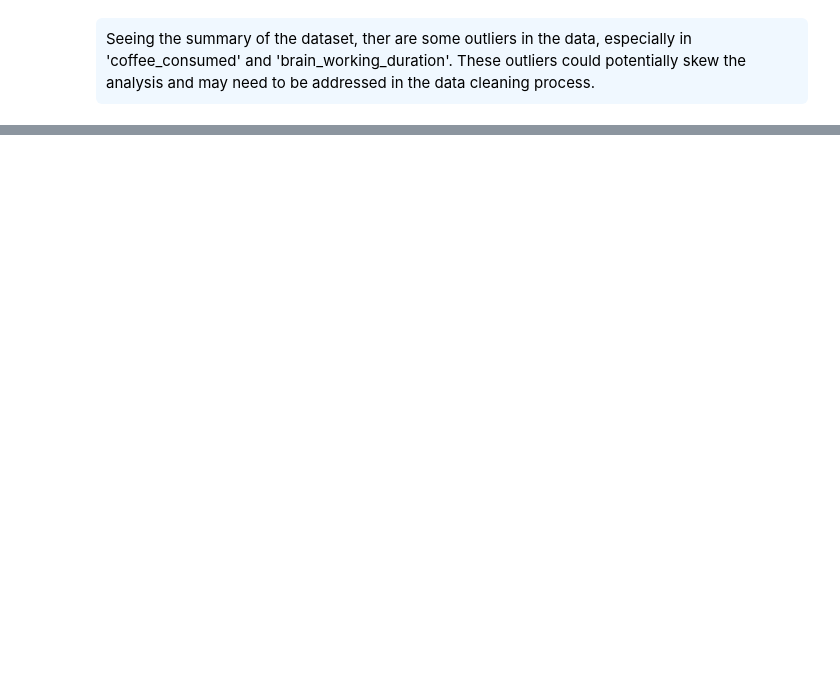
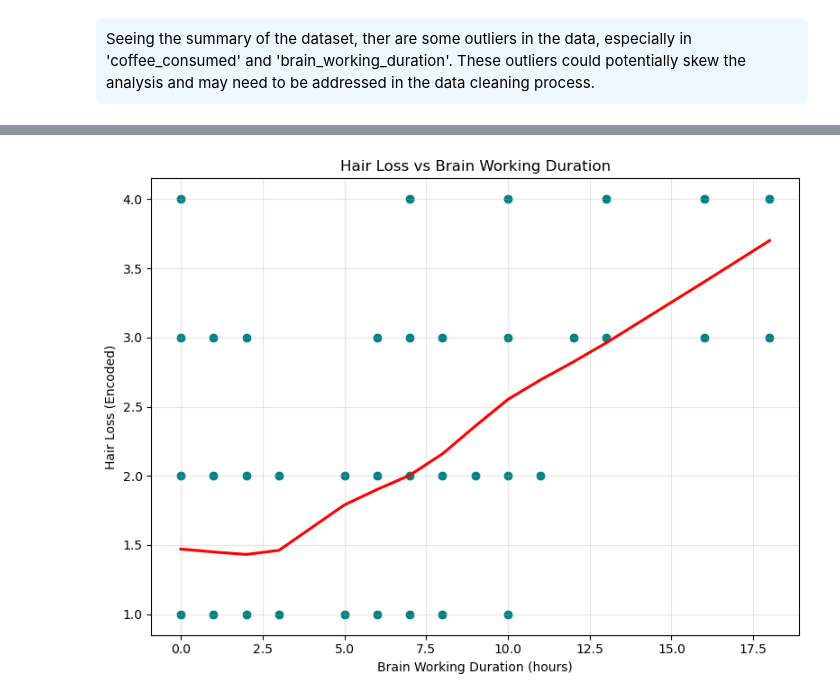
Before and after one commit to AhmadJabbar2502/Hair-Fall-Prediction, a Jupyter notebook: data_cleaning_luke_hair_data.ipynb, the cells around one changed output, grey strips where cells are left out. Drawn from its saved outputs; the diff is of its cells as text; code cells hidden in the pictures; blank space fills up the shorter version.

```diff
--- a/data_cleaning_luke_hair_data.ipynb
+++ b/data_cleaning_luke_hair_data.ipynb
@@ -138,0 +212,27 @@ plt.show()
+# %%
+import matplotlib.pyplot as plt
+import seaborn as sns
+
+# optional: sort by date if you want
+df = luke_hair_data.sort_values('Date')
+
+plt.figure(figsize=(8,6))
+sns.scatterplot(
+    x='Brain_Working_Duration',
+    y='Hair_Loss_Encoding',
+    data=df,
+    color='teal',
+    s=60
+)
+
+sns.regplot(x='Brain_Working_Duration', y='Hair_Loss_Encoding', data=df, scatter=False, lowess=True, color='red')
+
+
+plt.title('Hair Loss vs Brain Working Duration')
+plt.xlabel('Brain Working Duration (hours)')
+plt.ylabel('Hair Loss (Encoded)')
+plt.grid(alpha=0.3)
+plt.tight_layout()
+plt.show()
+# %% [output]
+[figure, added]
```
Also changed, not shown: parts of 17 cells of this notebook, 3 other files.
